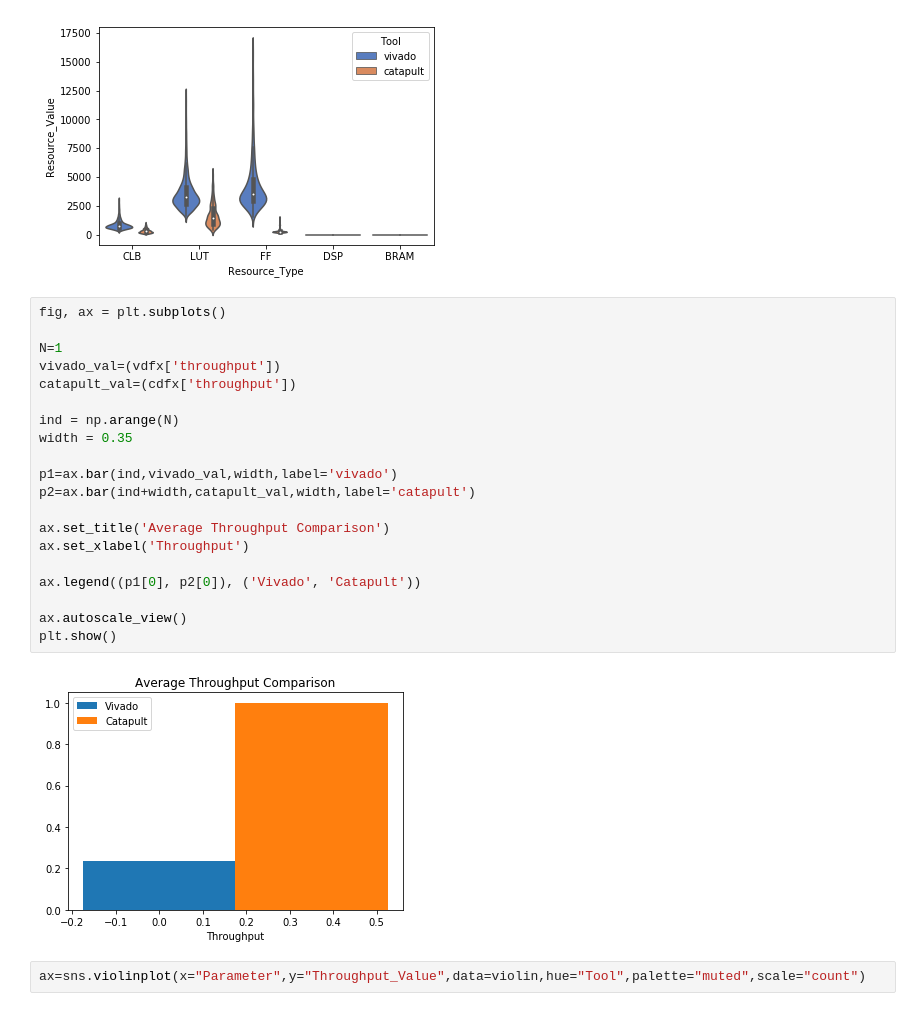
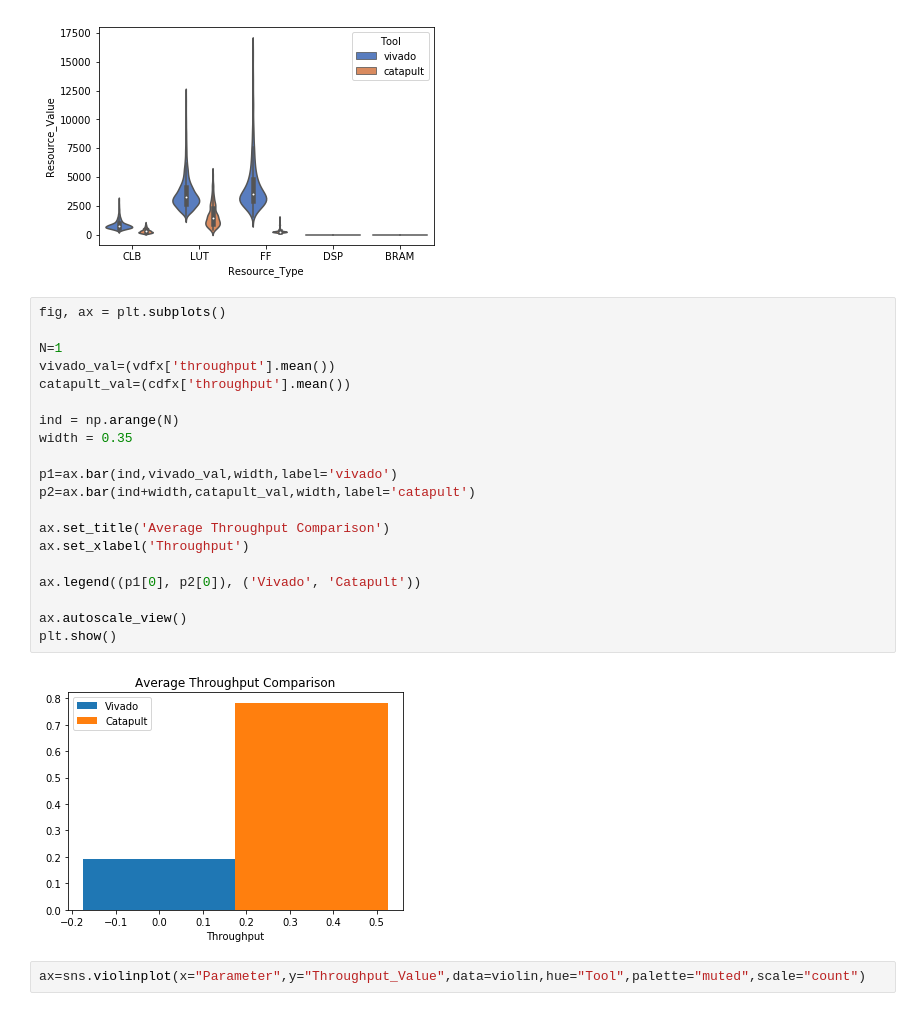
Before and after one commit to KastnerRG/Spector-HLS, a Jupyter notebook: dct/results/postproc/dct_postproc.ipynb, the cells around one changed output. Cells and saved outputs as stored; diff of their text form.

```diff
--- a/dct/results/postproc/dct_postproc.ipynb
+++ b/dct/results/postproc/dct_postproc.ipynb
@@ -80,25 +80,25 @@ ax = sns.violinplot(x="Resource_Type", y="Resource_Value", hue="Tool",
 # %%
 fig, ax = plt.subplots()
 
 N=1
-vivado_val=(vdfx['throughput'])
-catapult_val=(cdfx['throughput'])
+vivado_val=(vdfx['throughput'].mean())
+catapult_val=(cdfx['throughput'].mean())
 
 ind = np.arange(N)
 width = 0.35
 
 p1=ax.bar(ind,vivado_val,width,label='vivado')
 p2=ax.bar(ind+width,catapult_val,width,label='catapult')
 
 ax.set_title('Average Throughput Comparison')
 ax.set_xlabel('Throughput')
 
 ax.legend((p1[0], p2[0]), ('Vivado', 'Catapult'))
 
 ax.autoscale_view()
 plt.show()
 # %% [output]
-[figure, old version]
+[figure, new version]
 # %%
 ax=sns.violinplot(x="Parameter",y="Throughput_Value",data=violin,hue="Tool",palette="muted",scale="count")
 # %% [output]
```
